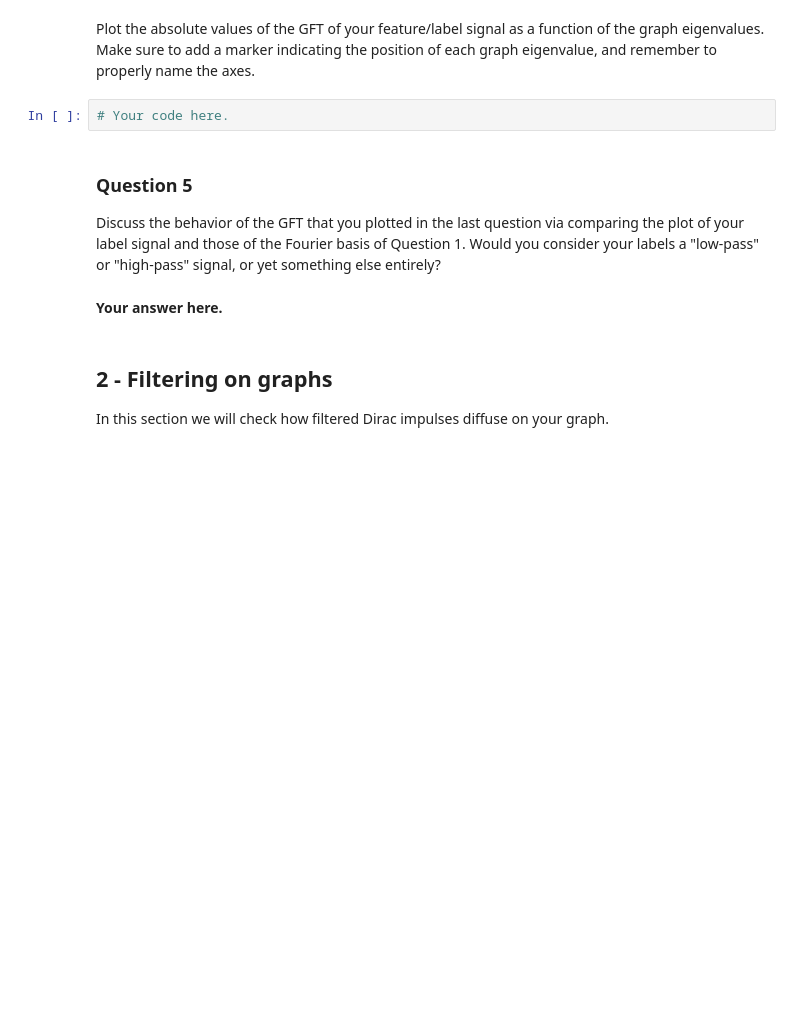
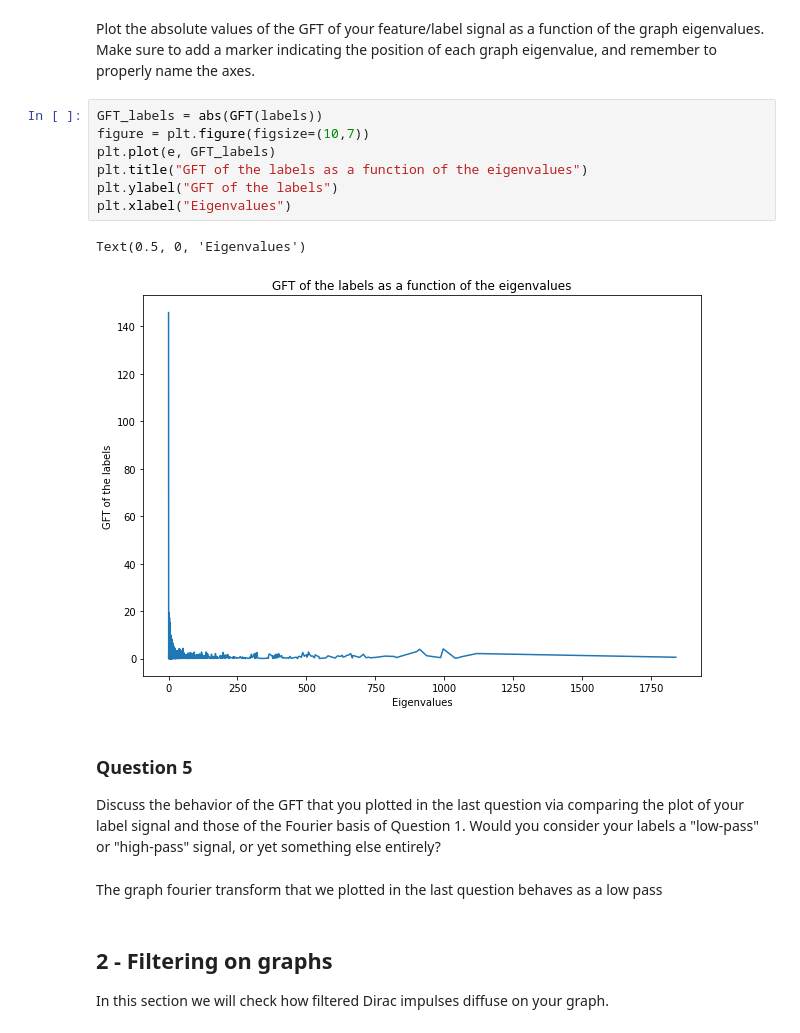
Before and after one commit to weberjoe/NTDS-MS-1-Route2-911, a Jupyter notebook: MS_4/4_graph_signal_processing.ipynb, the cells around one changed output. Cells and saved outputs as stored; diff of their text form; blank space fills up the shorter version.

```diff
--- a/MS_4/4_graph_signal_processing.ipynb
+++ b/MS_4/4_graph_signal_processing.ipynb
@@ -174,13 +179,21 @@ Plot your feature/label vector as a signal on your graph
 # %% [markdown]
 Plot the absolute values of the GFT of your feature/label signal as a function of the graph eigenvalues. Make sure to add a marker indicating the position of each graph eigenvalue, and remember to properly name the axes.
-# %%
-# Your code here.
+# %%
+GFT_labels = abs(GFT(labels))
+figure = plt.figure(figsize=(10,7))
+plt.plot(e, GFT_labels)
+plt.title("GFT of the labels as a function of the eigenvalues")
+plt.ylabel("GFT of the labels")
+plt.xlabel("Eigenvalues")
+# %% [output]
+Text(0.5, 0, 'Eigenvalues')
+[figure, added]
 # %% [markdown]
 ### Question 5
 
 Discuss the behavior of the GFT that you plotted in the last question via comparing the plot of your label signal and those of the Fourier basis of Question 1. Would you consider your labels a "low-pass" or "high-pass" signal, or yet something else entirely?
-# %% [markdown]
-**Your answer here.**
+# %% [markdown]
+The graph fourier transform that we plotted in the last question behaves as a low pass
 # %% [markdown]
 ## 2 - Filtering on graphs
 
```
Also changed, not shown: parts of 15 cells of this notebook, 1 other file.
